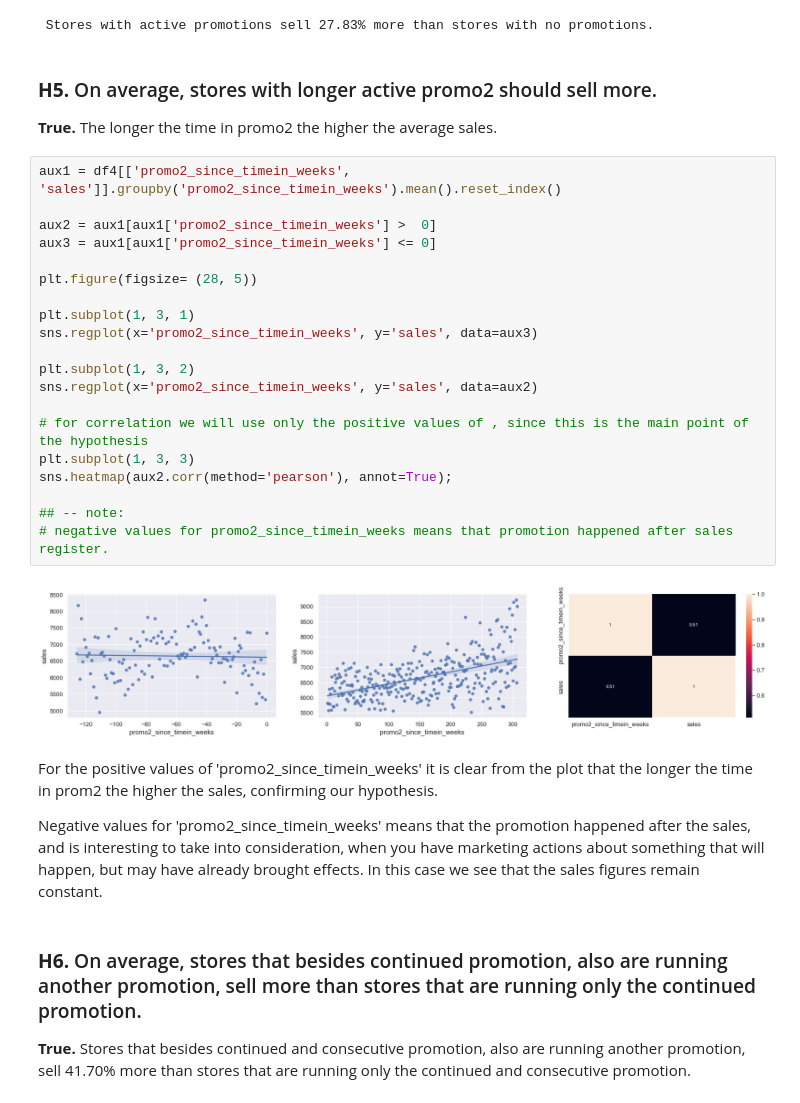
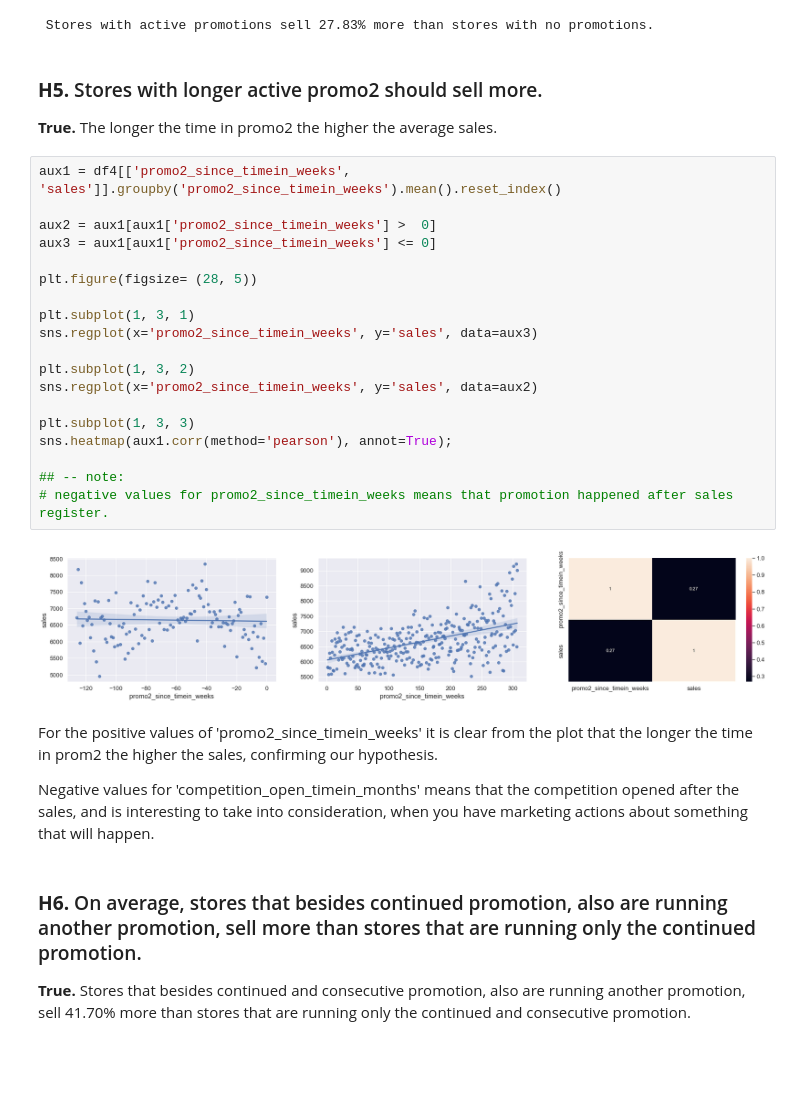
Before and after one commit to anaclaudialemos/drugstore_sales_prediction, a Jupyter notebook: drugstore_sales_prediction.ipynb, the cells around one changed output. Drawn from its saved outputs; the diff is of its cells as text; blank space fills up the shorter version.

```diff
--- a/drugstore_sales_prediction.ipynb
+++ b/drugstore_sales_prediction.ipynb
@@ -661,34 +652,33 @@ print(f' Stores with active promotions sell {percentage:.2f}% more than stores w
 | 1 | 1 | 1115 | 8218.37 |
  Stores with active promotions sell 27.83% more than stores with no promotions.
 # %% [markdown]
-### **H5.**  On average, stores with longer active promo2 should sell more.
+### **H5.**  Stores with longer active promo2 should sell more.
 **True.** The longer the time in promo2 the higher the average sales.
 # %%
 aux1 = df4[['promo2_since_timein_weeks', 'sales']].groupby('promo2_since_timein_weeks').mean().reset_index()
 
 aux2 = aux1[aux1['promo2_since_timein_weeks'] >  0]
 aux3 = aux1[aux1['promo2_since_timein_weeks'] <= 0]
 
 plt.figure(figsize= (28, 5))
 
 plt.subplot(1, 3, 1)
 sns.regplot(x='promo2_since_timein_weeks', y='sales', data=aux3)
 
 plt.subplot(1, 3, 2)
 sns.regplot(x='promo2_since_timein_weeks', y='sales', data=aux2)
 
-# for correlation we will use only the positive values of , since this is the main point of the hypothesis
 plt.subplot(1, 3, 3)
-sns.heatmap(aux2.corr(method='pearson'), annot=True);
+sns.heatmap(aux1.corr(method='pearson'), annot=True);
 
 ## -- note:
 # negative values for promo2_since_timein_weeks means that promotion happened after sales register.
 # %% [output]
-[figure, old version]
+[figure, new version]
 # %% [markdown]
 For the positive values of 'promo2_since_timein_weeks' it is clear from the plot that the longer the time in prom2 the higher the sales, confirming our hypothesis.
 
-Negative values for 'promo2_since_timein_weeks' means that the promotion happened after the sales, and is interesting to take into consideration, when you have marketing actions about something that will happen, but may have already brought effects. In this case we see that the sales figures remain constant.
+Negative values for 'competition_open_timein_months' means that the competition opened after the sales, and is interesting to take into consideration, when you have marketing actions about something that will happen.
 # %% [markdown]
 ### **H6.** On average, stores that besides continued promotion, also are running another promotion, sell more than stores that are running only the continued promotion.
 **True.** Stores that besides continued and consecutive promotion, also are running another promotion, sell 41.70% more than stores that are running only the continued and consecutive promotion.
```
Also changed, not shown: parts of 52 cells of this notebook.
